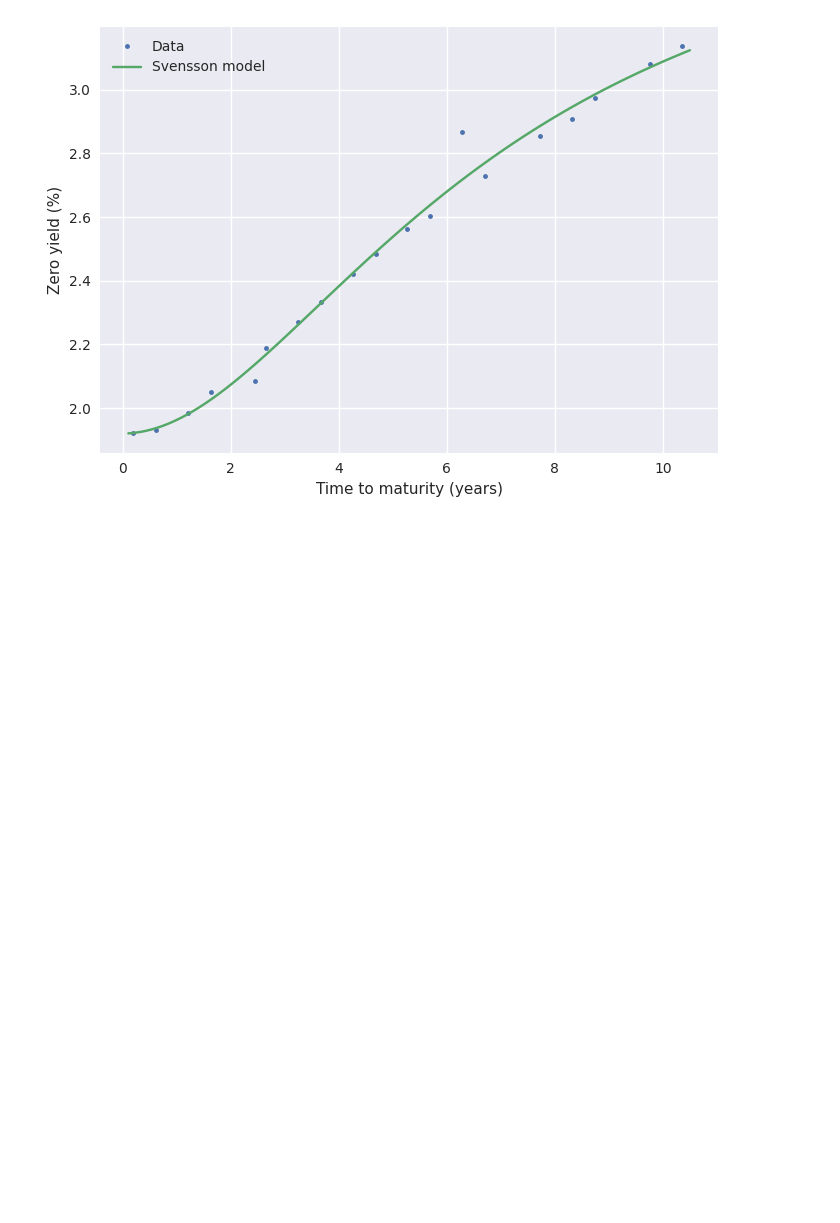
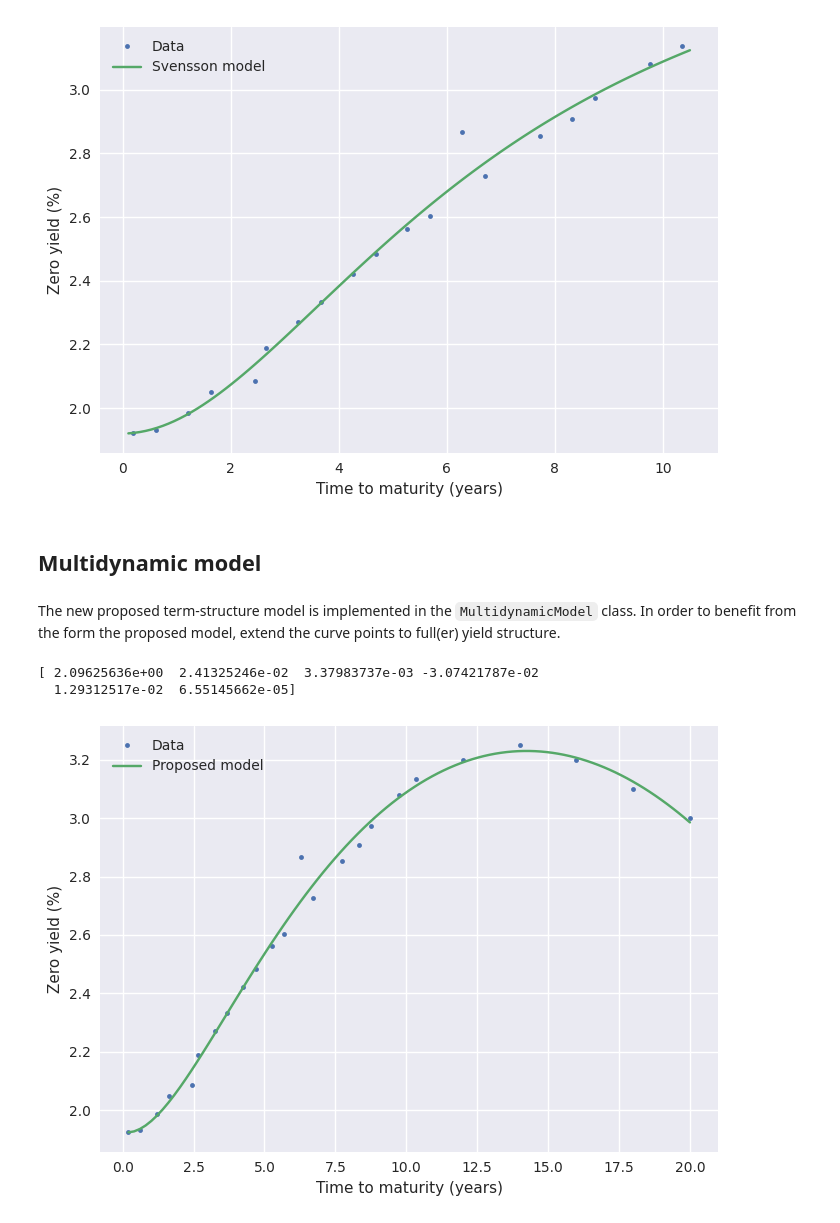
Before and after one commit to krantamaki/quantpy, a Jupyter notebook: examples/05_term_structures.ipynb, the cells around one changed output. Saved outputs shown, nothing was run; the diff lists cells and outputs as text; code cells hidden in the pictures; blank space fills up the shorter version.

Commit message:
Proposed term-structure model added along some fixes

```diff
--- a/examples/05_term_structures.ipynb
+++ b/examples/05_term_structures.ipynb
@@ -71,3 +72,31 @@ fig.tight_layout()
 plt.show()
 # %% [output]
 [figure]
+# %% [markdown]
+## Multidynamic model
+# %% [markdown]
+The new proposed term-structure model is implemented in the `MultidynamicModel` class. In order to benefit from the form the proposed model, extend the curve points to full(er) yield structure.
+# %%
+maturities = np.array(yield_df["TimeToMaturity"].to_list() + [12, 14, 16 ,18, 20])
+yields     = np.array(yield_df["ZeroYield"].to_list() + [0.032, 0.0325, 0.032, 0.031, 0.030])
+# %%
+model = MultidynamicModel(yields, maturities, method="dogbox", ftol=1e-8, xtol=1e-8, gtol=1e-8, max_nfev=10_000)
+# %% [output]
+[ 2.09625636e+00  2.41325246e-02  3.37983737e-03 -3.07421787e-02
+  1.29312517e-02  6.55145662e-05]
+# %%
+tt = np.linspace(0, 20, 100)
+
+fig = plt.figure(figsize=(7, 5))
+
+plt.plot(maturities, yields * 100, '.', label="Data")
+plt.plot(tt, model(tt) * 100, label="Proposed model")
+plt.ylabel("Zero yield (%)")
+plt.xlabel("Time to maturity (years)")
+
+plt.legend()
+fig.tight_layout()
+
+plt.show()
+# %% [output]
+[figure, added]
```
Also changed, not shown: parts of 1 cell of this notebook, 3 other files.
